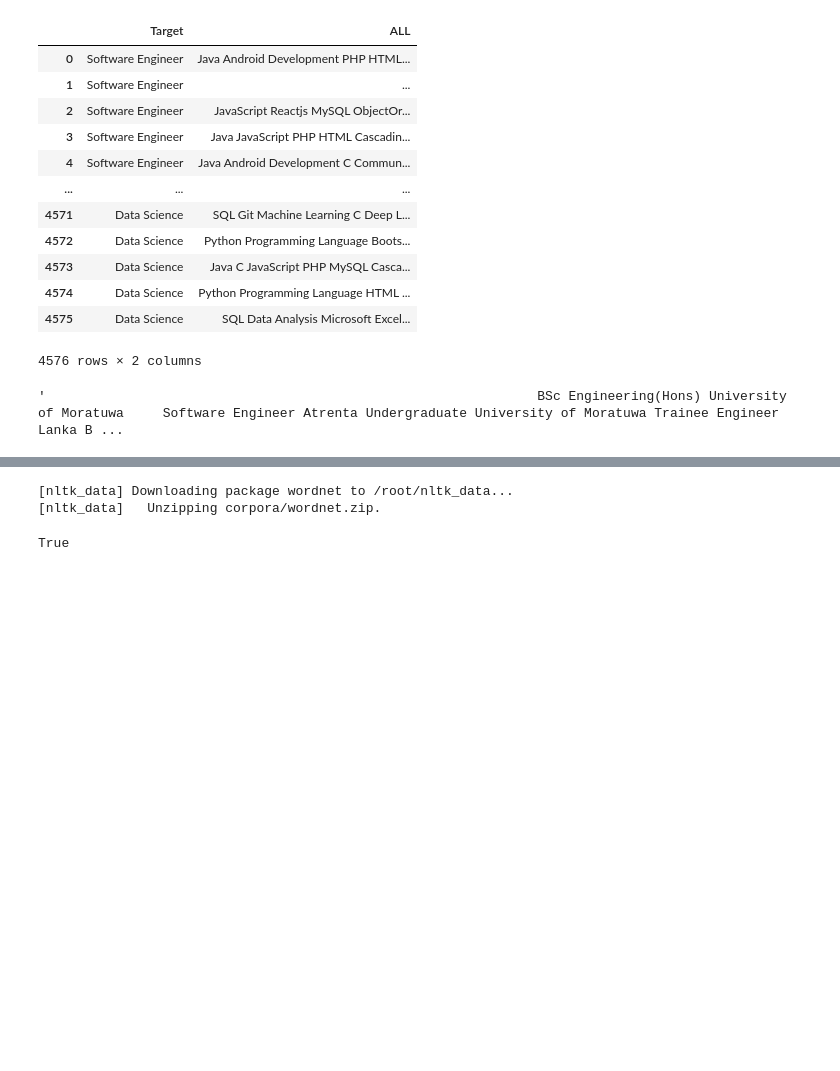
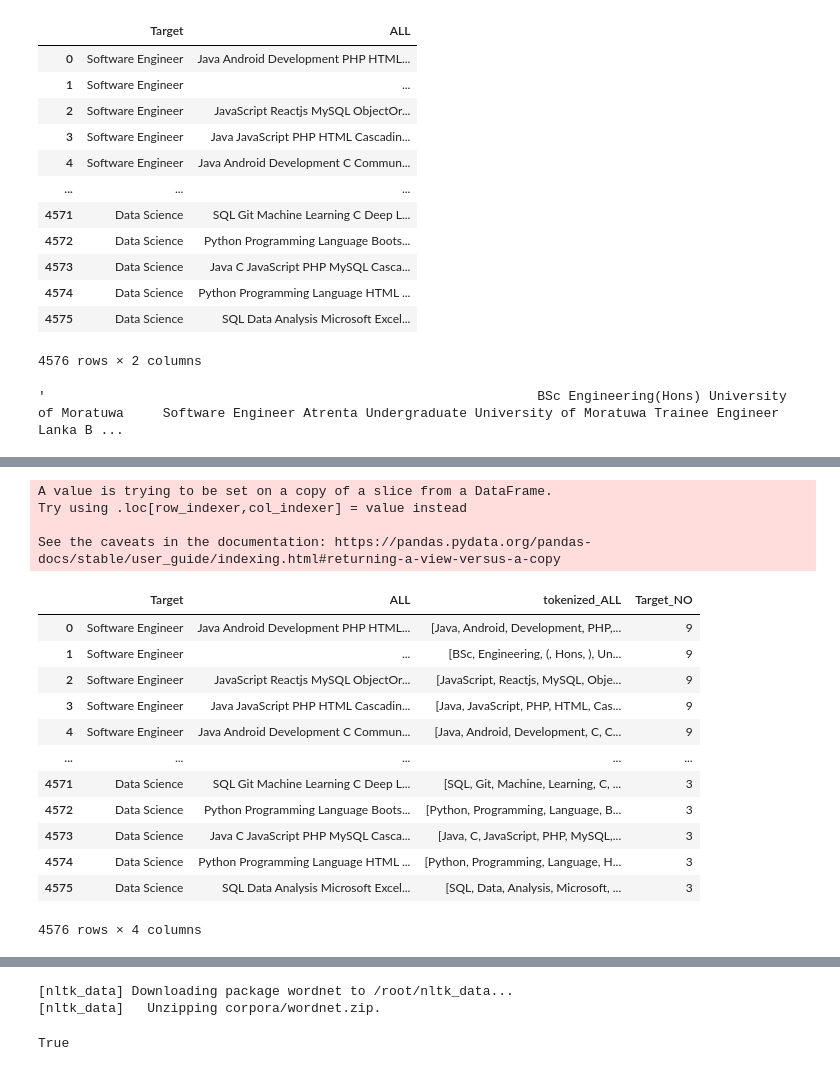
Before and after one commit to farookfazni/AI-to-Predict-Career-Path, a Jupyter notebook: Model.ipynb, the cells around one changed output, grey strips where cells are left out. Cells and saved outputs as stored; diff of their text form; code cells hidden in the pictures; blank space fills up the shorter version.

```diff
--- a/Model.ipynb
+++ b/Model.ipynb
@@ -118,3 +118,5 @@ Data_all
 Data_all['ALL'][1]
 # %% [output]
 '                                                               BSc Engineering(Hons) University of Moratuwa     Software Engineer Atrenta Undergraduate University of Moratuwa Trainee Engineer Lanka B ...
+# %%
+Data_all['tokenized_ALL'] = Data_all.apply(lambda row: nltk.word_tokenize(row['ALL']), axis=1)
@@ -121,3 +145,29 @@ Data_all['ALL'][1]
+# %%
+from sklearn.model_selection import train_test_split
+from sklearn.preprocessing import LabelEncoder
+le = LabelEncoder()
+label = le.fit_transform(Data_all['Target'])
+# Data_tokenized.drop("Target", axis=1, inplace=True)
+Data_all["Target_NO"] = label
+Data_all
+# %% [output]
+A value is trying to be set on a copy of a slice from a DataFrame.
+Try using .loc[row_indexer,col_indexer] = value instead
+
+See the caveats in the documentation: https://pandas.pydata.org/pandas-docs/stable/user_guide/indexing.html#returning-a-view-versus-a-copy
+|  | Target | ALL | tokenized_ALL | Target_NO |
+| 0 | Software Engineer | Java Android Development PHP HTML... | [Java, Android, Development, PHP,... | 9 |
+| 1 | Software Engineer | ... | [BSc, Engineering, (, Hons, ), Un... | 9 |
+| 2 | Software Engineer | JavaScript Reactjs MySQL ObjectOr... | [JavaScript, Reactjs, MySQL, Obje... | 9 |
+| 3 | Software Engineer | Java JavaScript PHP HTML Cascadin... | [Java, JavaScript, PHP, HTML, Cas... | 9 |
+| 4 | Software Engineer | Java Android Development C Commun... | [Java, Android, Development, C, C... | 9 |
+| ... | ... | ... | ... | ... |
+| 4571 | Data Science | SQL Git Machine Learning C Deep L... | [SQL, Git, Machine, Learning, C, ... | 3 |
+| 4572 | Data Science | Python Programming Language Boots... | [Python, Programming, Language, B... | 3 |
+| 4573 | Data Science | Java C JavaScript PHP MySQL Casca... | [Java, C, JavaScript, PHP, MySQL,... | 3 |
+| 4574 | Data Science | Python Programming Language HTML ... | [Python, Programming, Language, H... | 3 |
+| 4575 | Data Science | SQL Data Analysis Microsoft Excel... | [SQL, Data, Analysis, Microsoft, ... | 3 |
+4576 rows × 4 columns
 # %%
 Data['tokenized_skills'] = Data.apply(lambda row: nltk.word_tokenize(row['skills']), axis=1)
 # %%
```
Also changed, not shown: parts of 2 cells of this notebook.
